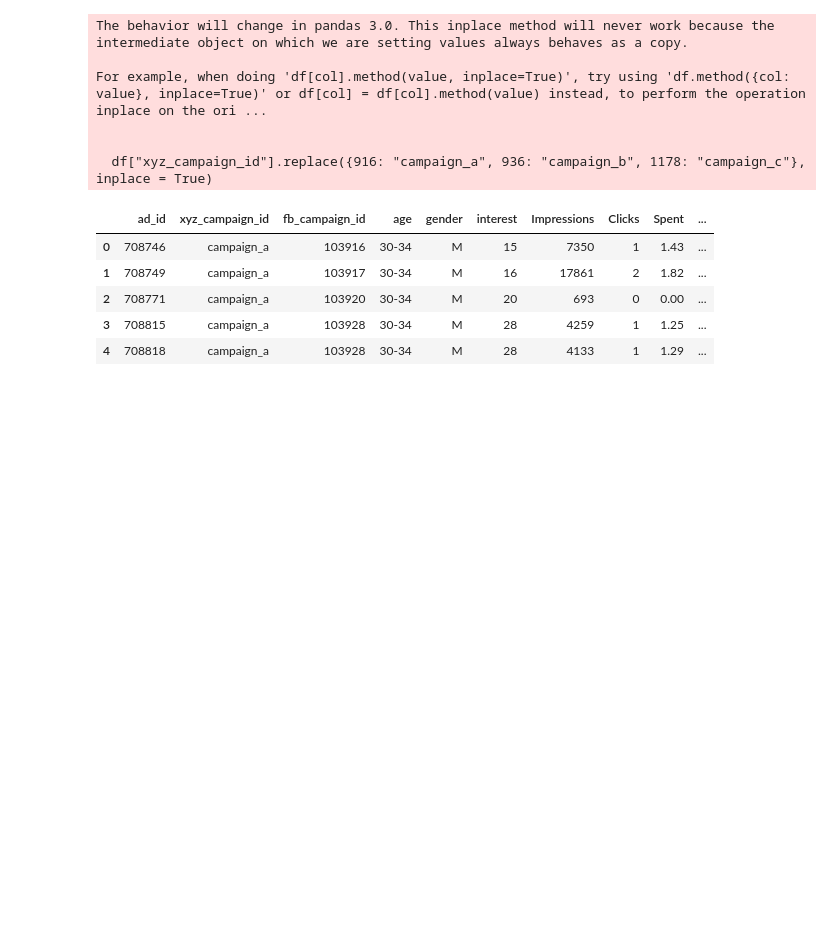
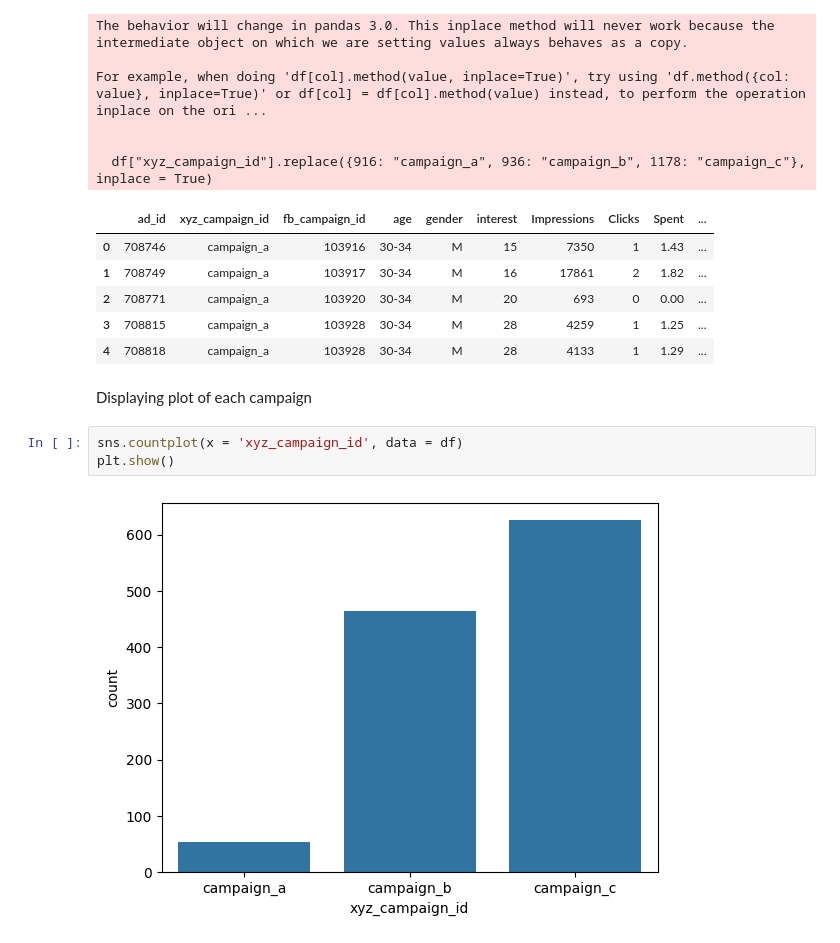
Before and after one commit to joela03/Marketing-EDA, a Jupyter notebook: marketing_eda.ipynb, the cells around one changed output. Drawn from its saved outputs; the diff is of its cells as text; blank space fills up the shorter version.

Commit message:
added plots for each individual campaign

```diff
--- a/marketing_eda.ipynb
+++ b/marketing_eda.ipynb
@@ -90,3 +90,10 @@ For example, when doing 'df[col].method(value, inplace=True)', try using 'df.met
 | 2 | 708771 | campaign_a | 103920 | 30-34 | M | 20 | 693 | 0 | 0.00 | ... |
 | 3 | 708815 | campaign_a | 103928 | 30-34 | M | 28 | 4259 | 1 | 1.25 | ... |
 | 4 | 708818 | campaign_a | 103928 | 30-34 | M | 28 | 4133 | 1 | 1.29 | ... |
+# %% [markdown]
+Displaying plot of each campaign
+# %%
+sns.countplot(x = 'xyz_campaign_id', data = df)
+plt.show()
+# %% [output]
+[figure, added]
```
Also changed, not shown: parts of 1 cell of this notebook.
